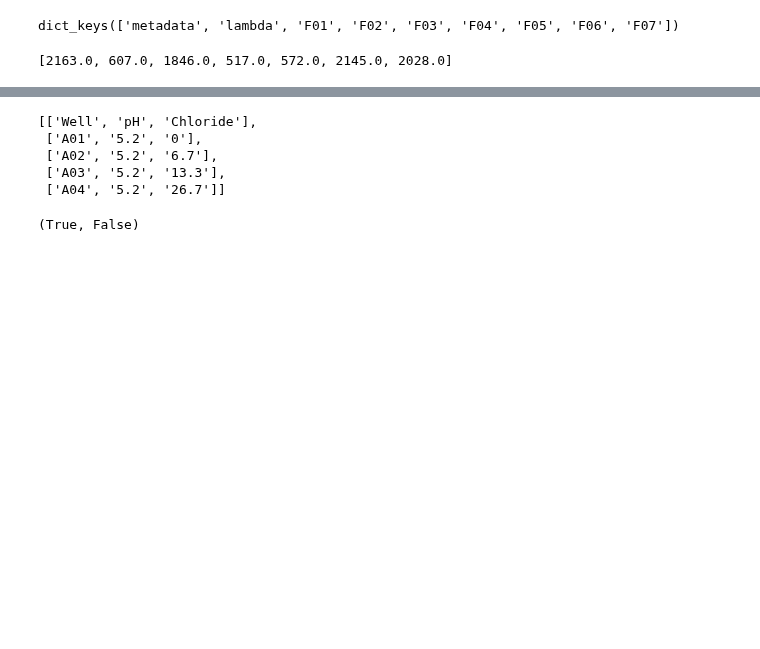
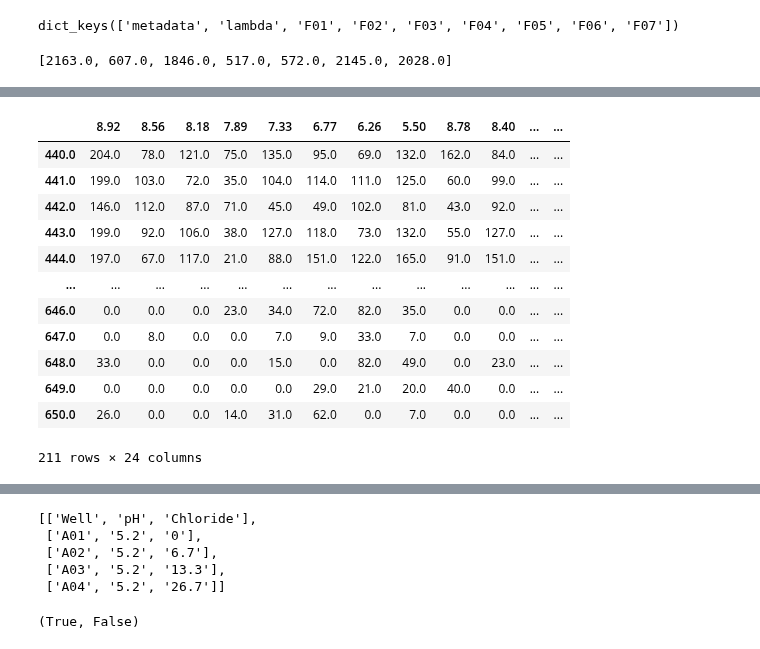
Before and after one commit to darosio/ClopHfit, a Jupyter notebook: docs/tutorials/prenspire.ipynb, the cells around one changed output, grey strips where cells are left out. Saved outputs shown, nothing was run; the diff lists cells and outputs as text; code cells hidden in the pictures; blank space fills up the shorter version.

```diff
--- a/docs/tutorials/prenspire.ipynb
+++ b/docs/tutorials/prenspire.ipynb
@@ -57,0 +219,16 @@ en1 = prenspire.ExpNote(tpath / "h148g-spettroC-nota")
+# %%
+nn.titrations["NTT-G10"][37.0]["Cl_0.0"]["B"]
+# %% [output]
+|  | 8.92 | 8.56 | 8.18 | 7.89 | 7.33 | 6.77 | 6.26 | 5.50 | 8.78 | 8.40 | ... | ... |
+| 440.0 | 204.0 | 78.0 | 121.0 | 75.0 | 135.0 | 95.0 | 69.0 | 132.0 | 162.0 | 84.0 | ... | ... |
+| 441.0 | 199.0 | 103.0 | 72.0 | 35.0 | 104.0 | 114.0 | 111.0 | 125.0 | 60.0 | 99.0 | ... | ... |
+| 442.0 | 146.0 | 112.0 | 87.0 | 71.0 | 45.0 | 49.0 | 102.0 | 81.0 | 43.0 | 92.0 | ... | ... |
+| 443.0 | 199.0 | 92.0 | 106.0 | 38.0 | 127.0 | 118.0 | 73.0 | 132.0 | 55.0 | 127.0 | ... | ... |
+| 444.0 | 197.0 | 67.0 | 117.0 | 21.0 | 88.0 | 151.0 | 122.0 | 165.0 | 91.0 | 151.0 | ... | ... |
+| ... | ... | ... | ... | ... | ... | ... | ... | ... | ... | ... | ... | ... |
+| 646.0 | 0.0 | 0.0 | 0.0 | 23.0 | 34.0 | 72.0 | 82.0 | 35.0 | 0.0 | 0.0 | ... | ... |
+| 647.0 | 0.0 | 8.0 | 0.0 | 0.0 | 7.0 | 9.0 | 33.0 | 7.0 | 0.0 | 0.0 | ... | ... |
+| 648.0 | 33.0 | 0.0 | 0.0 | 0.0 | 15.0 | 0.0 | 82.0 | 49.0 | 0.0 | 23.0 | ... | ... |
+| 649.0 | 0.0 | 0.0 | 0.0 | 0.0 | 0.0 | 29.0 | 21.0 | 20.0 | 40.0 | 0.0 | ... | ... |
+| 650.0 | 26.0 | 0.0 | 0.0 | 14.0 | 31.0 | 62.0 | 0.0 | 7.0 | 0.0 | 0.0 | ... | ... |
+211 rows × 24 columns
```
Also changed, not shown: parts of 17 cells of this notebook, 10 other files.
